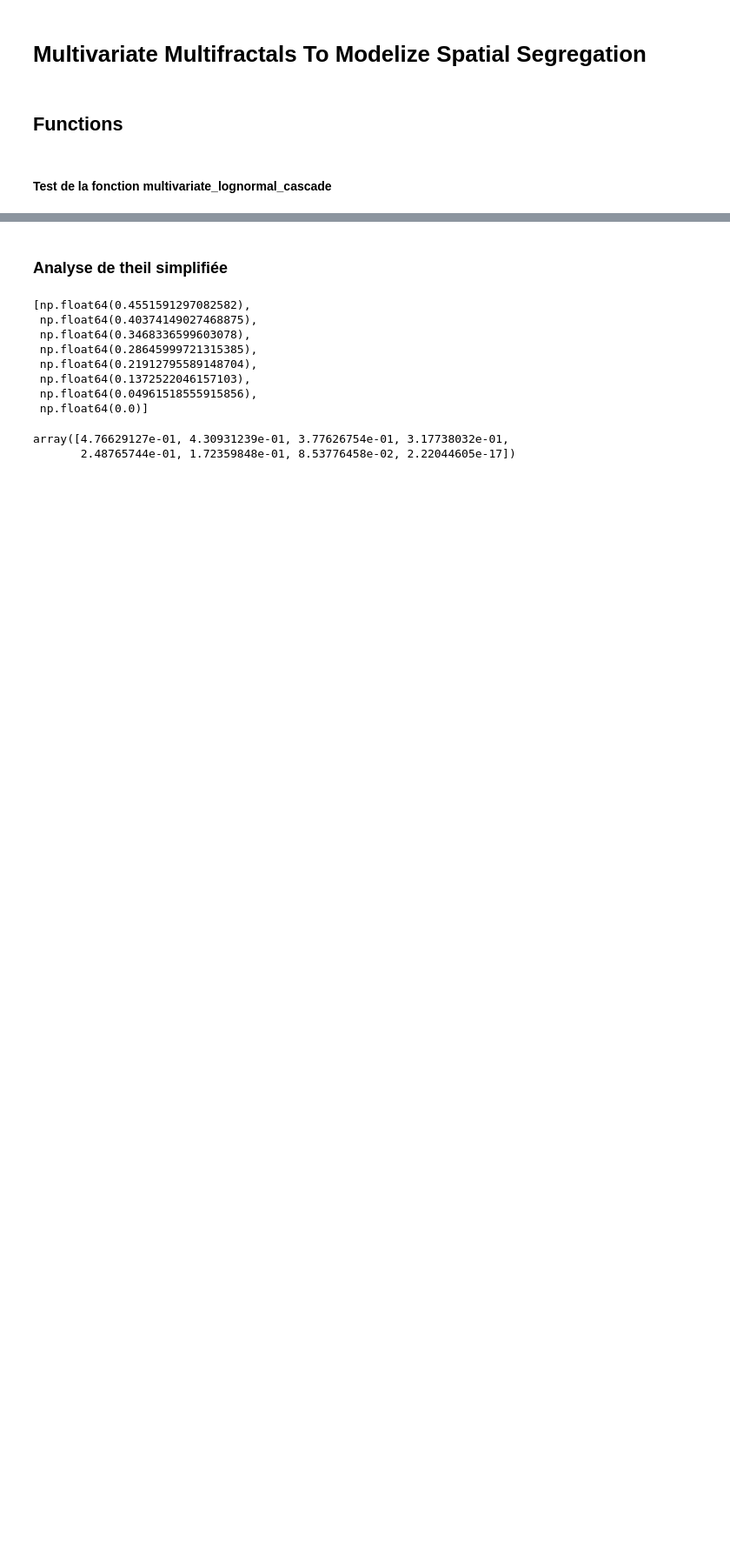
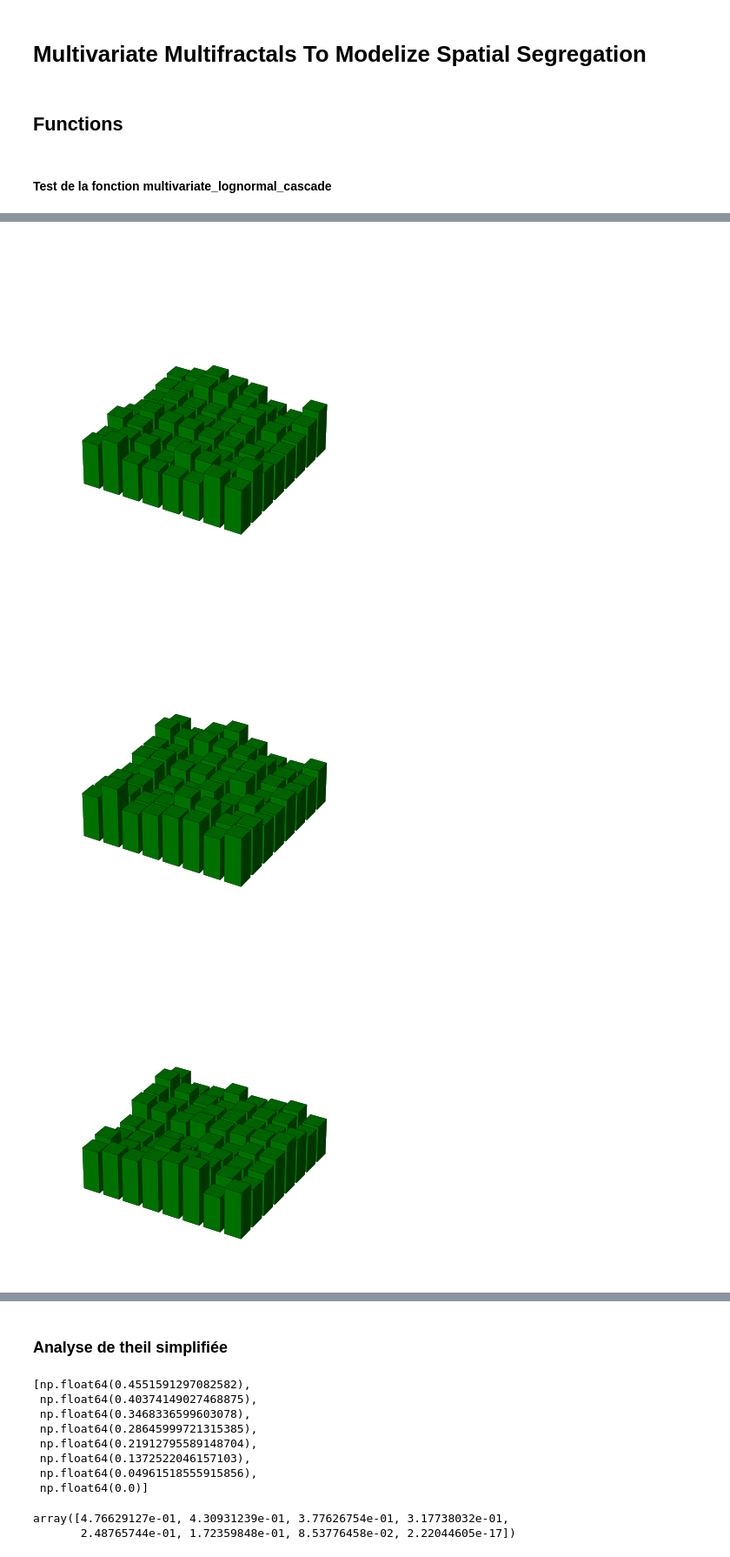
Before and after one commit to fsemecurbe/MMTMSS, a Jupyter notebook: 3_figures.ipynb, the cells around one changed output, grey strips where cells are left out. Shown at 87% size. Drawn from its saved outputs; the diff is of its cells as text; code cells hidden in the pictures; blank space fills up the shorter version.

```diff
--- a/3_figures.ipynb
+++ b/3_figures.ipynb
@@ -156,0 +105,37 @@ for i, s in enumerate(sigmas):
+# %%
+rhos = [-.9, 0, .9]
+
+for i, s in enumerate(rhos):
+    rng = np.random.default_rng(100)
+    lnc = multivariate_lognormal_cascade(2, sigma1=0.1, sigma2=0.1, rho=s)
+
+
+    Z = lnc[:,:,1]
+
+    x, y = np.meshgrid(np.arange(Z.shape[1]), np.arange(Z.shape[0]))
+
+    x = x.ravel()
+    y = y.ravel()
+    z = np.zeros_like(x)
+
+    dx = dy = 0.8
+    dz = Z.ravel()
+
+    fig = plt.figure()
+    ax = fig.add_subplot(111, projection='3d')
+
+    ax.bar3d(x, y, z, dx, dy, dz, zsort='average', edgecolor='black', linewidth=0.1, color='green')
+
+    ax.set_xlabel('')
+    ax.set_ylabel('')
+    ax.set_zlabel('')
+    ax.set_zlim(0, 0.05)
+    ax.set_xticks([])
+    ax.set_yticks([])
+    ax.set_axis_off()
+    plt.savefig("graphique2_"+ str(i+1)+ ".png", dpi=300, bbox_inches="tight")
+    plt.show()
+# %% [output]
+[figure, added]
+[figure, added]
+[figure, added]
```
Also changed, not shown: parts of 12 cells of this notebook.
